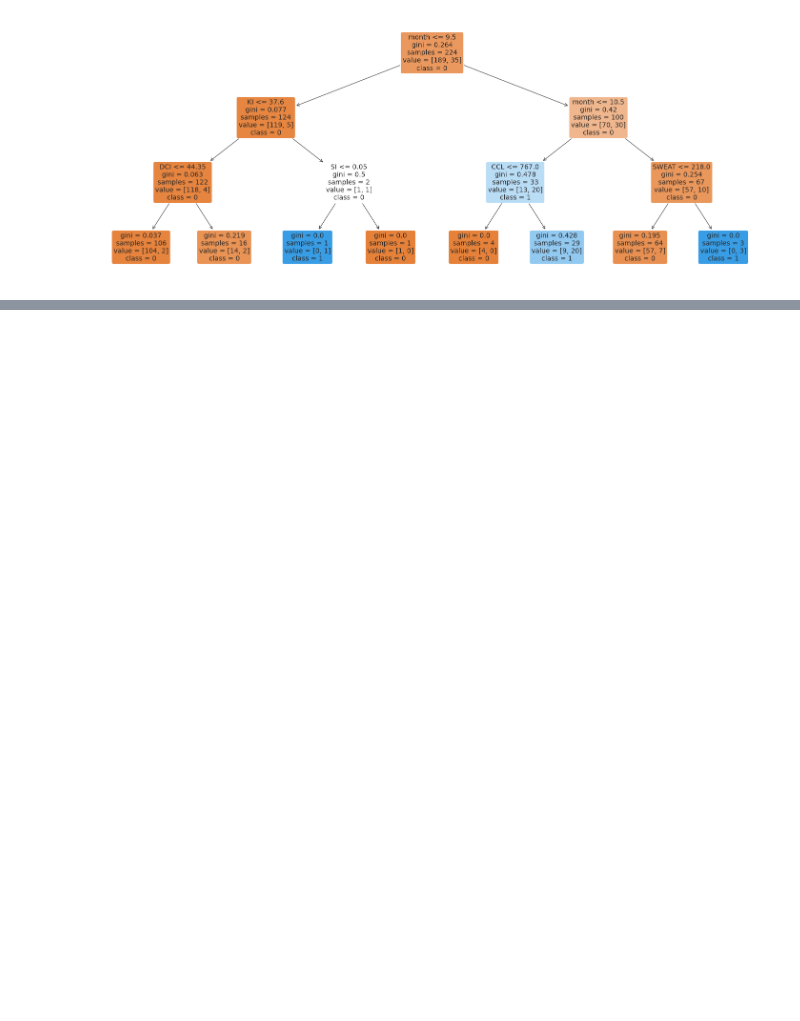
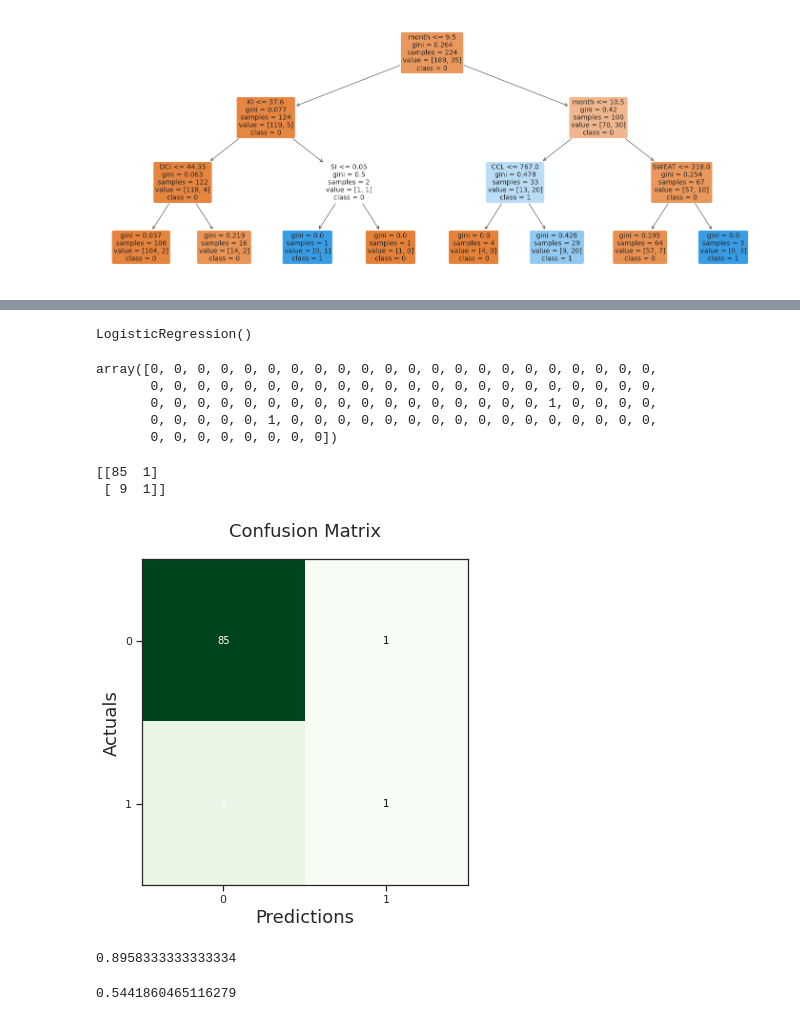
Before and after one commit to ishankarve/meta_analysis, a Jupyter notebook: met_forecast.ipynb, the cells around one changed output, grey strips where cells are left out. Saved outputs shown, nothing was run; the diff lists cells and outputs as text; code cells hidden in the pictures; blank space fills up the shorter version.

```diff
--- a/met_forecast.ipynb
+++ b/met_forecast.ipynb
@@ -521,0 +594,46 @@ plt.savefig('decision_tree_gini_index.png')
+# %%
+from sklearn.preprocessing import StandardScaler
+sc = StandardScaler()
+X_train = sc.fit_transform(X_train)
+X_test = sc.transform(X_test)
+# %%
+from sklearn.linear_model import LogisticRegression
+bin_classifier = LogisticRegression()
+bin_classifier.fit(X_train,y_train.values.ravel())
+# %% [output]
+LogisticRegression()
+# %%
+y_pred = bin_classifier.predict(X_test)
+# %%
+y_pred
+# %% [output]
+array([0, 0, 0, 0, 0, 0, 0, 0, 0, 0, 0, 0, 0, 0, 0, 0, 0, 0, 0, 0, 0, 0,
+       0, 0, 0, 0, 0, 0, 0, 0, 0, 0, 0, 0, 0, 0, 0, 0, 0, 0, 0, 0, 0, 0,
+       0, 0, 0, 0, 0, 0, 0, 0, 0, 0, 0, 0, 0, 0, 0, 0, 0, 1, 0, 0, 0, 0,
+       0, 0, 0, 0, 0, 1, 0, 0, 0, 0, 0, 0, 0, 0, 0, 0, 0, 0, 0, 0, 0, 0,
+       0, 0, 0, 0, 0, 0, 0, 0])
+# %%
+cm = confusion_matrix(y_test, y_pred)
+print(cm)
+# %% [output]
+[[85  1]
+ [ 9  1]]
+# %%
+from mlxtend.plotting import plot_confusion_matrix
+fig, ax = plot_confusion_matrix(conf_mat=cm, figsize=(6, 6), cmap=plt.cm.Greens)
+plt.xlabel('Predictions', fontsize=18)
+plt.ylabel('Actuals', fontsize=18)
+plt.title('Confusion Matrix', fontsize=18)
+plt.show()
+# %% [output]
+[figure, added]
+# %%
+logreg=accuracy_score(y_test,y_pred)
+logreg
+# %% [output]
+0.8958333333333334
+# %%
+from sklearn.metrics import roc_auc_score
+roc_auc_score(y_test, y_pred)
+# %% [output]
+0.5441860465116279
```
Also changed, not shown: parts of 23 cells of this notebook.
